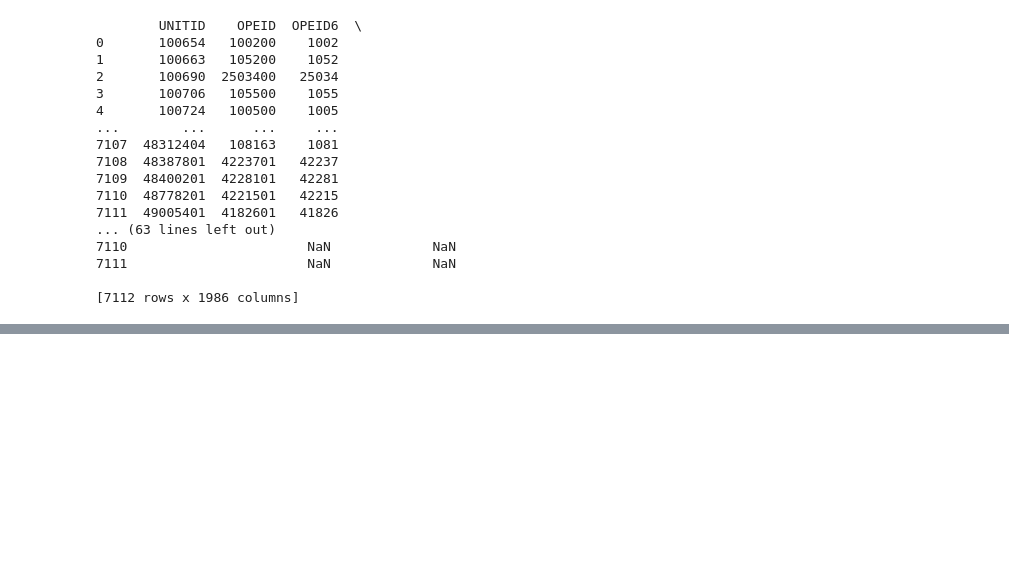
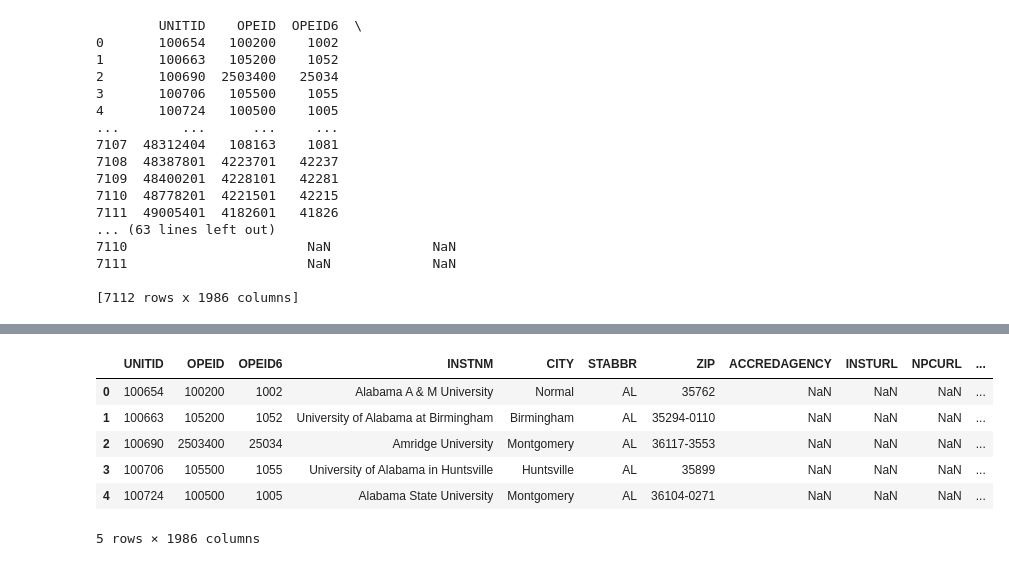
Before and after one commit to sowmith8899/data690_skola2, a Jupyter notebook: assignment_04/assignment_04.ipynb, the cells around one changed output, grey strips where cells are left out. Cells and saved outputs as stored; diff of their text form; code cells hidden in the pictures; blank space fills up the shorter version.

```diff
--- a/assignment_04/assignment_04.ipynb
+++ b/assignment_04/assignment_04.ipynb
@@ -32,0 +57,10 @@ print(df)
+# %%
+df.head(5)
+# %% [output]
+|  | UNITID | OPEID | OPEID6 | INSTNM | CITY | STABBR | ZIP | ACCREDAGENCY | INSTURL | NPCURL | ... |
+| 0 | 100654 | 100200 | 1002 | Alabama A & M University | Normal | AL | 35762 | NaN | NaN | NaN | ... |
+| 1 | 100663 | 105200 | 1052 | University of Alabama at Birmingham | Birmingham | AL | 35294-0110 | NaN | NaN | NaN | ... |
+| 2 | 100690 | 2503400 | 25034 | Amridge University | Montgomery | AL | 36117-3553 | NaN | NaN | NaN | ... |
+| 3 | 100706 | 105500 | 1055 | University of Alabama in Huntsville | Huntsville | AL | 35899 | NaN | NaN | NaN | ... |
+| 4 | 100724 | 100500 | 1005 | Alabama State University | Montgomery | AL | 36104-0271 | NaN | NaN | NaN | ... |
+5 rows × 1986 columns
```
Also changed, not shown: parts of 5 cells of this notebook.
